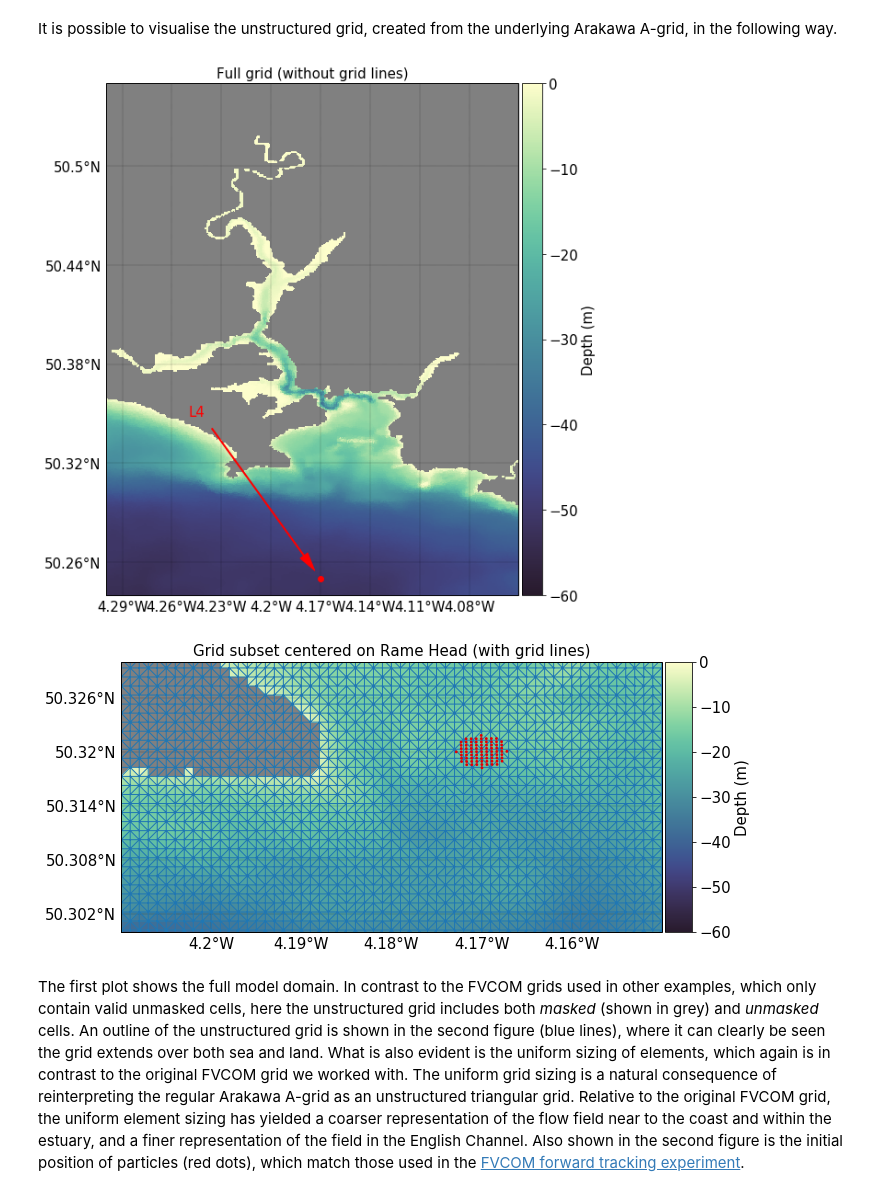
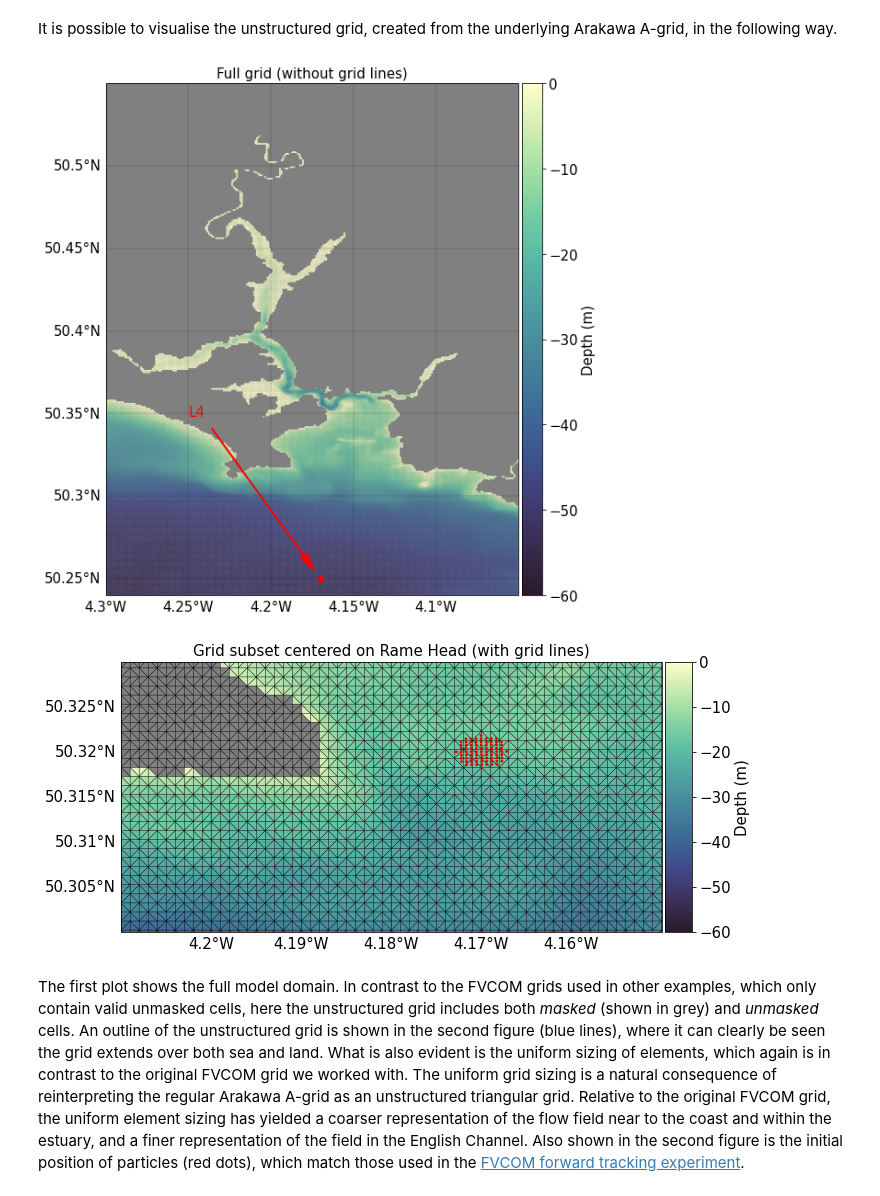
Before and after one commit to pmlmodelling/pylag, a Jupyter notebook: doc/source/examples/arakawa_a_forward_tracking.ipynb, the cells around one changed output. Saved outputs shown, nothing was run; the diff lists cells and outputs as text; code cells hidden in the pictures.

```diff
--- a/doc/source/examples/arakawa_a_forward_tracking.ipynb
+++ b/doc/source/examples/arakawa_a_forward_tracking.ipynb
@@ -126,13 +140,14 @@ import numpy as np
 from netCDF4 import Dataset
 import cartopy.crs as ccrs
 
-from pylag.processing.plot import PyLagPlotter
+from pylag.processing.plot import ArakawaAPlotter
 from pylag.processing.plot import create_figure, colourmap
+
+warnings.filterwarnings('ignore')
 
 # Read in the bathymetry
 ds = Dataset(grid_metrics_file_name, 'r')
 bathy = -ds.variables['h'][:]
-triangles = ds.variables['nv'][:].transpose()
 ds.close()
 del(ds)
 
@@ -145,9 +160,8 @@ cmap = colourmap('h_r')
 fig, ax = create_figure(figure_size=(26., 26.), projection=ccrs.PlateCarree(), font_size=font_size, bg_color='gray')
 
 # Configure plotter
-plotter = PyLagPlotter(grid_metrics_file_name,
-                       geospatial_coords=True,
-                       font_size=font_size)
+plotter = ArakawaAPlotter(grid_metrics_file_name,
+                          font_size=font_size)
 
 # Plot the bathymetry
 extents = None
@@ -158,39 +172,38 @@ plotter.plot_field(ax, bathy, extents=extents, add_colour_bar=True, cb_label='De
 plotter.scatter(ax, [-4.17], [50.25], marker='o', c='r')
 x, y = ax.projection.transform_point(-4.17, 50.25, src_crs=ccrs.PlateCarree())
 ax.annotate('L4', xy=(x, y), xytext=(0.2, 0.35), textcoords='axes fraction',
              arrowprops=dict(facecolor='red', edgecolor='red', width=1, headwidth=10, headlength=20, shrink=0.05),
              fontsize=font_size, color='red')
 plotter.set_title(ax, 'Full grid (without grid lines)')
 
 # Grid subset (centered on Rame Head)
 # -----------------------------------
 
 # Create figure
 font_size = 15
 cmap = colourmap('h_r')
 fig, ax = create_figure(figure_size=(26., 26.), projection=ccrs.PlateCarree(), font_size=font_size, bg_color='gray')
 
 # Configure plotter
-plotter = PyLagPlotter(grid_metrics_file_name,
-                       geospatial_coords=True,
-                       font_size=font_size)
+plotter = ArakawaAPlotter(grid_metrics_file_name,
+                          font_size=font_size)
 
 # Plot bathymetry
 extents = np.array([-4.21, -4.15, 50.30, 50.33], dtype=float)
 plotter.plot_field(ax, bathy, extents=extents, add_colour_bar=True, cb_label='Depth (m)',
                    vmin=-60., vmax=0., cmap=cmap)
 
 # Overlay grid
-plotter.draw_grid(ax, linewidth=1.0, draw_masked_elements=True)
+plotter.draw_grid(ax, linewidth=0.25, draw_masked_elements=True)
 
 # Plot particle initial positions
 plotter.scatter(ax, lons, lats, s=8, color='#e50000', edgecolors='none')
 
 # Set title
 plotter.set_title(ax, 'Grid subset centered on Rame Head (with grid lines)')
 # %% [output]
-[figure, old version]
+[figure, new version]
-[figure, old version]
+[figure, new version]
 # %% [markdown]
 The first plot shows the full model domain. In contrast to the FVCOM grids used in other examples, which only contain valid unmasked cells, here the unstructured grid includes both *masked* (shown in grey) and *unmasked* cells. An outline of the unstructured grid is shown in the second figure (blue lines), where it can clearly be seen the grid extends over both sea and land. What is also evident is the uniform sizing of elements, which again is in contrast to the original FVCOM grid we worked with. The uniform grid sizing is a natural consequence of reinterpreting the regular Arakawa A-grid as an unstructured triangular grid. Relative to the original FVCOM grid, the uniform element sizing has yielded a coarser representation of the flow field near to the coast and within the estuary, and a finer representation of the field in the English Channel. Also shown in the second figure is the initial position of particles (red dots), which match those used in the [FVCOM forward tracking experiment](./fvcom_forward_tracking.ipynb).
 # %% [markdown]
```
Also changed, not shown: parts of 3 cells of this notebook, 4 other files.
